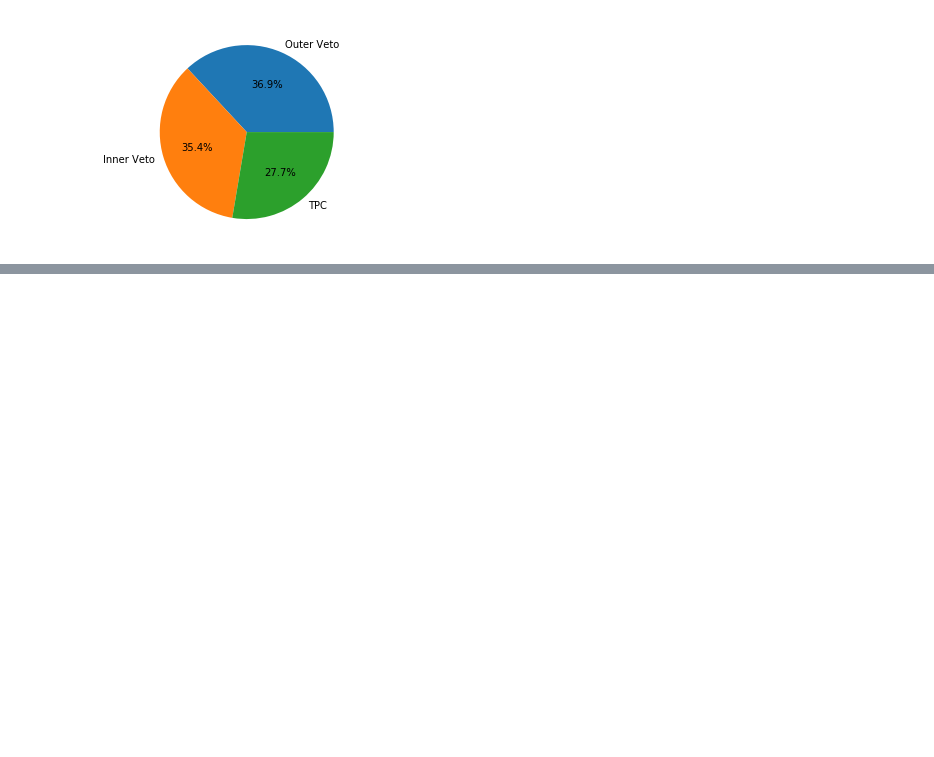
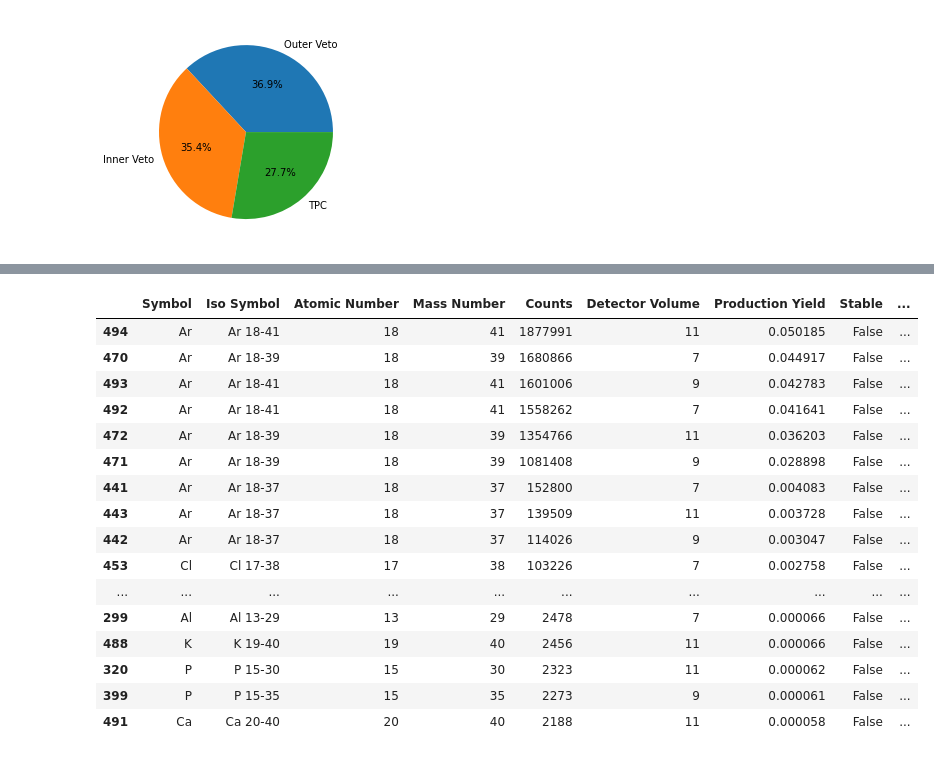
Before and after one commit to TomSB1423/nucleide_data, a Jupyter notebook: total_counts.ipynb, the cells around one changed output, grey strips where cells are left out. Saved outputs shown, nothing was run; the diff lists cells and outputs as text; code cells hidden in the pictures; blank space fills up the shorter version.

```diff
--- a/total_counts.ipynb
+++ b/total_counts.ipynb
@@ -140,0 +140,21 @@ Symbol & Iso Symbol & Atomic Number & Mass Number &  Counts & Detector Volume &
+# %%
+# Unstable df sorted by counts
+df_count_sort[df_count_sort["Stable"] == False].head(60)
+# %% [output]
+|  | Symbol | Iso Symbol | Atomic Number | Mass Number | Counts | Detector Volume | Production Yield | Stable | ... |
+| 494 | Ar | Ar 18-41 | 18 | 41 | 1877991 | 11 | 0.050185 | False | ... |
+| 470 | Ar | Ar 18-39 | 18 | 39 | 1680866 | 7 | 0.044917 | False | ... |
+| 493 | Ar | Ar 18-41 | 18 | 41 | 1601006 | 9 | 0.042783 | False | ... |
+| 492 | Ar | Ar 18-41 | 18 | 41 | 1558262 | 7 | 0.041641 | False | ... |
+| 472 | Ar | Ar 18-39 | 18 | 39 | 1354766 | 11 | 0.036203 | False | ... |
+| 471 | Ar | Ar 18-39 | 18 | 39 | 1081408 | 9 | 0.028898 | False | ... |
+| 441 | Ar | Ar 18-37 | 18 | 37 | 152800 | 7 | 0.004083 | False | ... |
+| 443 | Ar | Ar 18-37 | 18 | 37 | 139509 | 11 | 0.003728 | False | ... |
+| 442 | Ar | Ar 18-37 | 18 | 37 | 114026 | 9 | 0.003047 | False | ... |
+| 453 | Cl | Cl 17-38 | 17 | 38 | 103226 | 7 | 0.002758 | False | ... |
+| ... | ... | ... | ... | ... | ... | ... | ... | ... | ... |
+| 299 | Al | Al 13-29 | 13 | 29 | 2478 | 7 | 0.000066 | False | ... |
+| 488 | K | K 19-40 | 19 | 40 | 2456 | 11 | 0.000066 | False | ... |
+| 320 | P | P 15-30 | 15 | 30 | 2323 | 11 | 0.000062 | False | ... |
+| 399 | P | P 15-35 | 15 | 35 | 2273 | 9 | 0.000061 | False | ... |
+| 491 | Ca | Ca 20-40 | 20 | 40 | 2188 | 11 | 0.000058 | False | ... |
```
Also changed, not shown: parts of 13 cells of this notebook, 2 other files.
